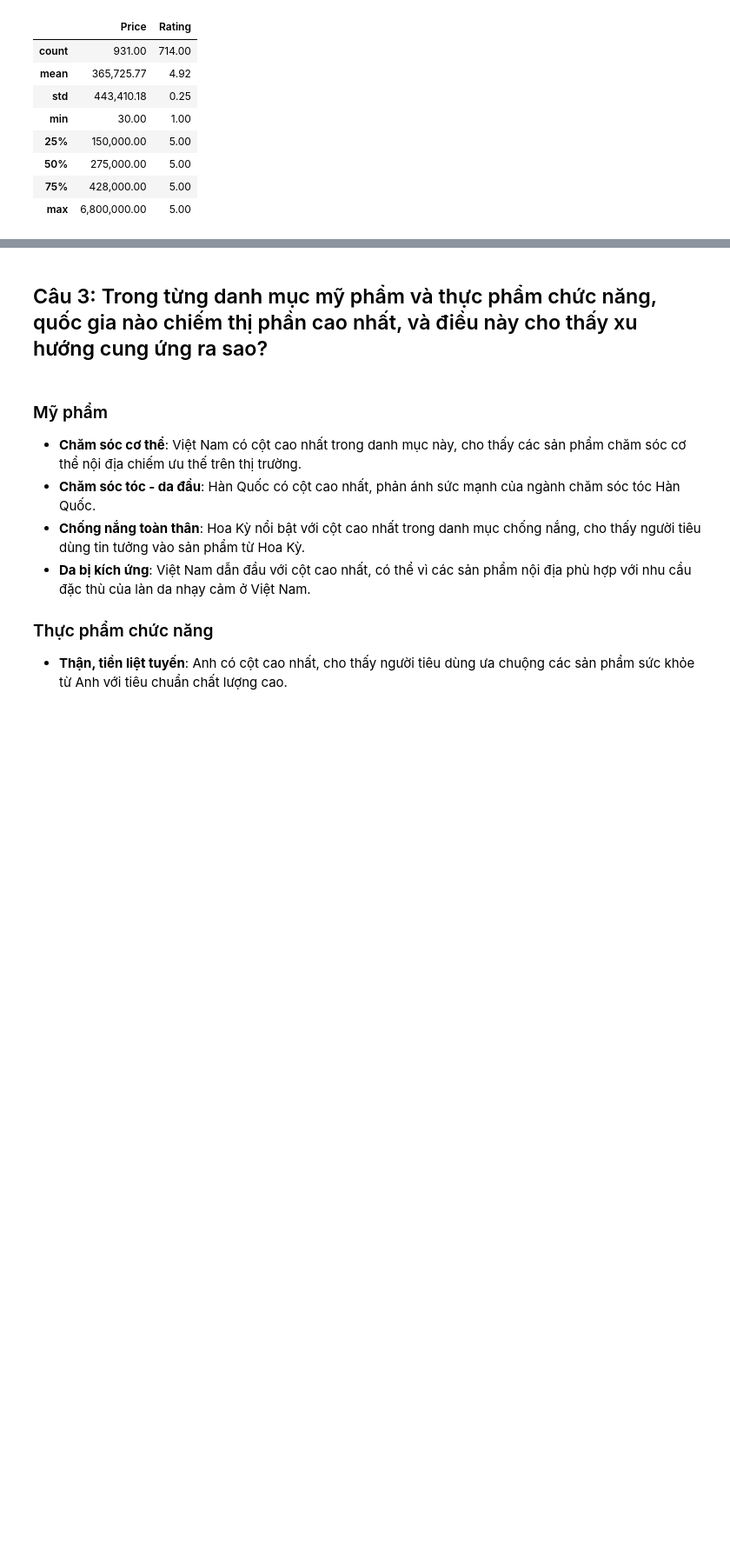
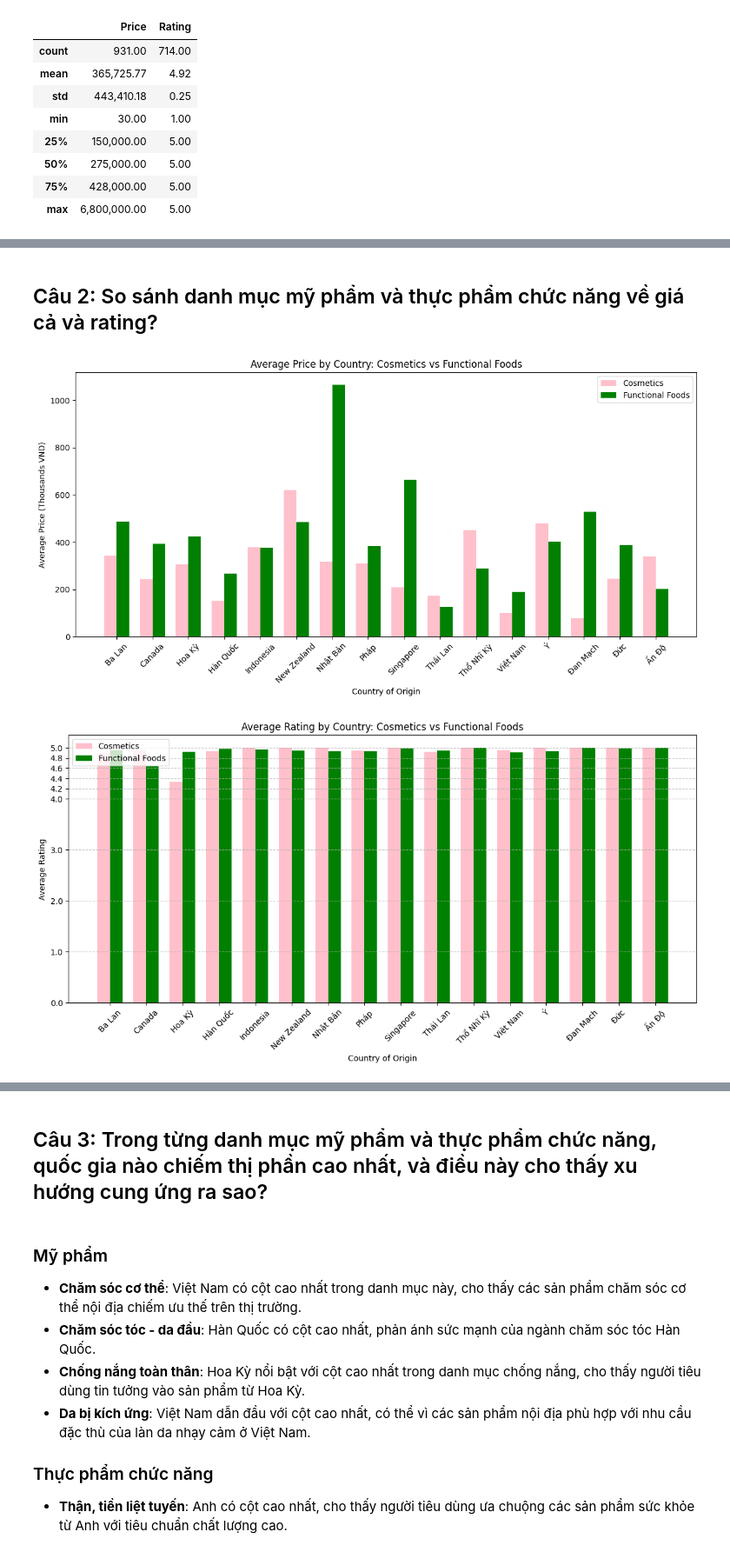
Before and after one commit to LLH-07/Introduction-to-Data-Science-22KHDL1, a Jupyter notebook: Visulaization.ipynb, the cells around one changed output, grey strips where cells are left out. Shown at 87% size. Saved outputs shown, nothing was run; the diff lists cells and outputs as text; code cells hidden in the pictures; blank space fills up the shorter version.

```diff
--- a/Visulaization.ipynb
+++ b/Visulaization.ipynb
@@ -73,0 +195,69 @@ df_tpcn.describe().applymap(lambda x: f'{x:,.2f}')
+# %% [markdown]
+## Câu 2: So sánh danh mục mỹ phẩm và thực phẩm chức năng về giá cả và rating?
+# %%
+# Extract data for each category from the combined dataset (df_myp_tpcn)
+# Cosmetics data
+df_mypham = df_mypham.dropna(subset=['Price', 'Rating'])  # Drop rows with missing Price or Rating values
+df_mypham_filtered = df_mypham.groupby('Country').agg({'Price': 'mean', 'Rating': 'mean'})
+
+# Functional Foods data
+df_tpcn = df_tpcn.dropna(subset=['Price', 'Rating'])  # Drop rows with missing Price or Rating values
+df_tpcn_filtered = df_tpcn.groupby('Country').agg({'Price': 'mean', 'Rating': 'mean'})
+
+# Function to plot average price comparison
+def plot_average_price_comparison(df_cosmetics, df_functional_foods):
+    fig, ax = plt.subplots(figsize=(14, 6))
+
+    bar_width = 0.35
+    index = np.arange(len(df_cosmetics.index))
+
+    cosmetics_prices = df_cosmetics['Price'].values / 1e3  # Convert to thousands VND
+    functional_foods_prices = df_functional_foods['Price'].values / 1e3  # Convert to thousands VND
+
+    ax.bar(index, cosmetics_prices, bar_width, label='Cosmetics', color='pink')
+    ax.bar(index + bar_width, functional_foods_prices, bar_width, label='Functional Foods', color='green')
+
+    ax.set_title('Average Price by Country: Cosmetics vs Functional Foods')
+    ax.set_xlabel('Country of Origin')
+    ax.set_ylabel('Average Price (Thousands VND)')
+    ax.set_xticks(index + bar_width / 2)
+    ax.set_xticklabels(df_cosmetics.index, rotation=45)
+    ax.legend()
+    plt.show()
+
+# Function to plot average rating comparison
+def plot_average_rating_comparison(df_cosmetics, df_functional_foods):
+    fig, ax = plt.subplots(figsize=(14, 6))
+
+    bar_width = 0.35
+    index = np.arange(len(df_cosmetics.index))
+
+    cosmetics_ratings = df_cosmetics['Rating'].values
+    functional_foods_ratings = df_functional_foods['Rating'].values
+
+    ax.bar(index, cosmetics_ratings, bar_width, label='Cosmetics', color='pink')
+    ax.bar(index + bar_width, functional_foods_ratings, bar_width, label='Functional Foods', color='green')
+
+    ax.set_title('Average Rating by Country: Cosmetics vs Functional Foods')
+    ax.set_xlabel('Country of Origin')
+    ax.set_ylabel('Average Rating')
+    ax.set_xticks(index + bar_width / 2)
+    ax.set_xticklabels(df_cosmetics.index, rotation=45)
+    ax.set_yticks(np.concatenate((np.arange(0, 4, 1), np.arange(4, 5.1, 0.2))))
+    plt.grid(axis='y', linestyle='--', alpha=0.7)
+    ax.legend()
+    plt.show()
+
+# use only the common countries in both datasets for alignment in the visualizations
+common_countries_aligned = df_mypham_filtered.index.intersection(df_tpcn_filtered.index)
+
+# Filter both datasets to include only common countries for side-by-side comparison
+df_mypham_filtered_common = df_mypham_filtered.loc[common_countries_aligned]
+df_tpcn_filtered_common = df_tpcn_filtered.loc[common_countries_aligned]
+
+# Re-run the plotting functions with aligned data
+plot_average_price_comparison(df_mypham_filtered_common, df_tpcn_filtered_common)
+plot_average_rating_comparison(df_mypham_filtered_common, df_tpcn_filtered_common)
+# %% [output]
+[figure, added]
+[figure, added]
```
Also changed, not shown: parts of 12 cells of this notebook, 1 other file.
